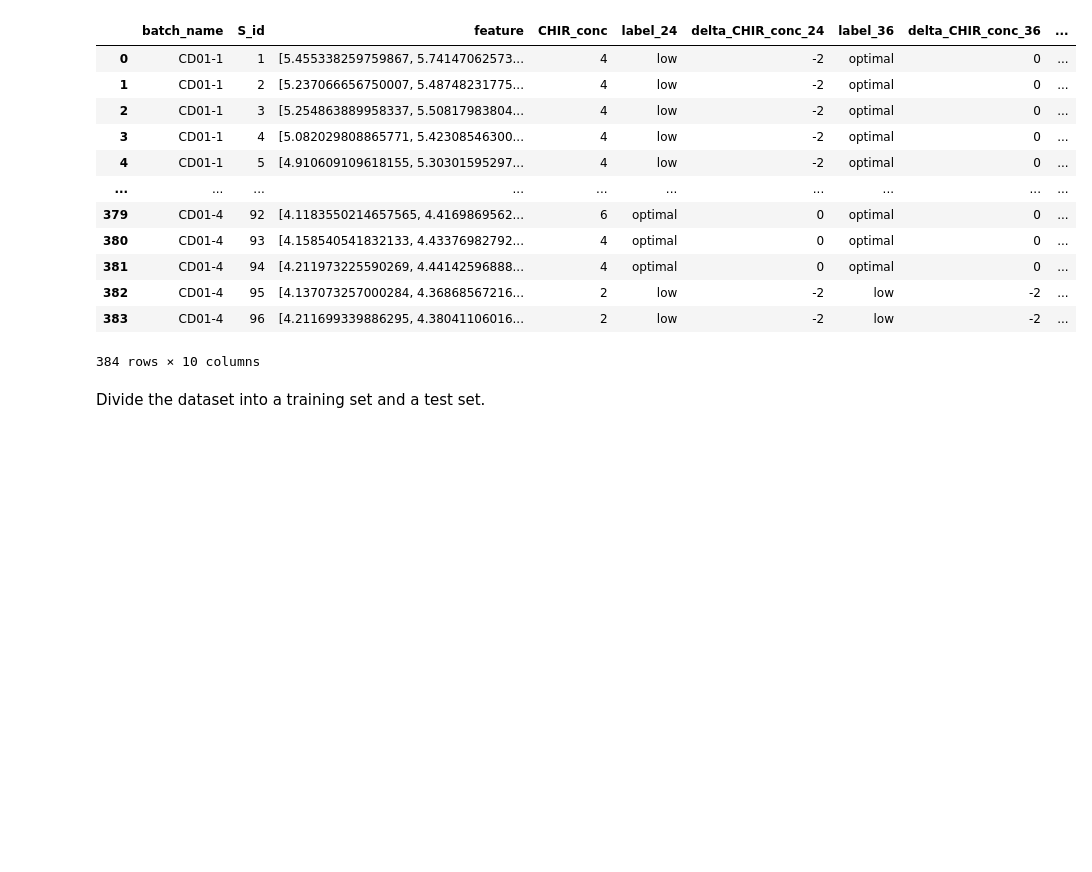
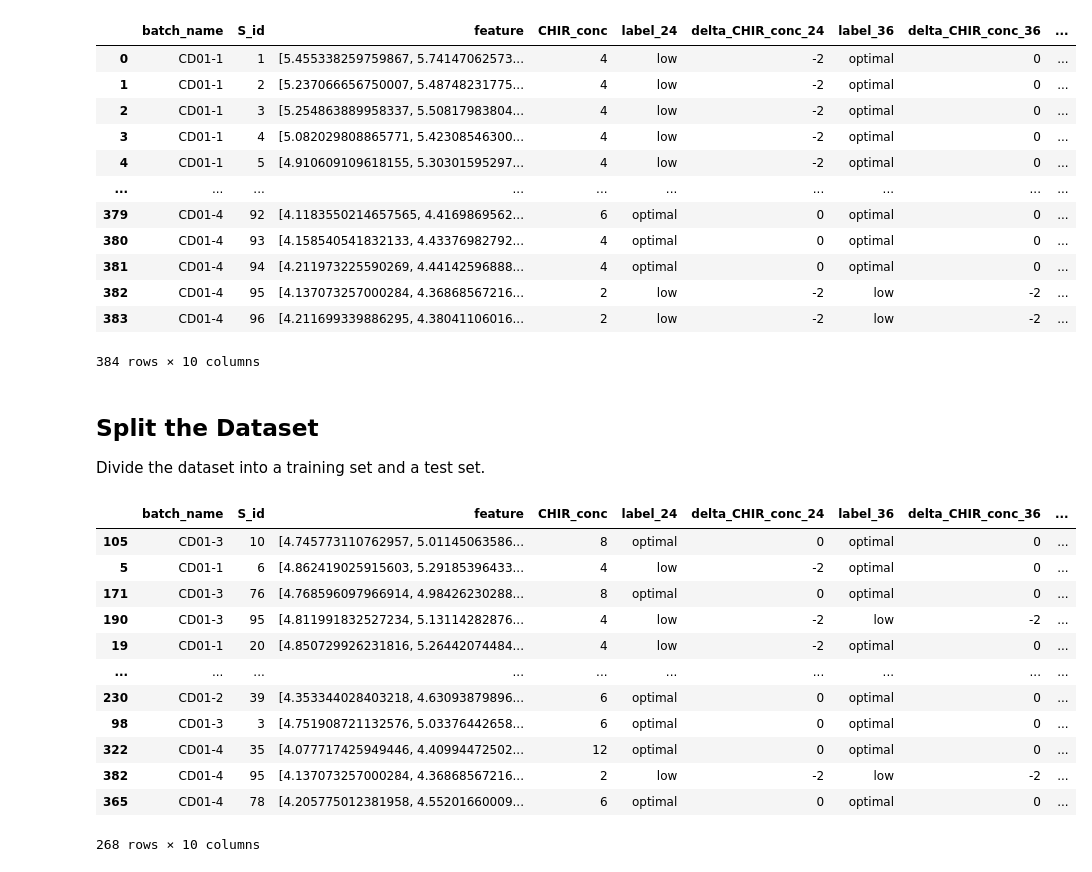
Before and after one commit to zhaoyanglab/ML-for-PSC-differentiation, a Jupyter notebook: stage_I/data/prepare_dataset.ipynb, the cells around one changed output. Saved outputs shown, nothing was run; the diff lists cells and outputs as text; code cells hidden in the pictures; blank space fills up the shorter version.

```diff
--- a/stage_I/data/prepare_dataset.ipynb
+++ b/stage_I/data/prepare_dataset.ipynb
@@ -121,6 +159,8 @@ summary_df
 | 383 | CD01-4 | 96 | [4.211699339886295, 4.38041106016... | 2 | low | -2 | low | -2 | ... |
 384 rows × 10 columns
 # %% [markdown]
+## Split the Dataset
+
 Divide the dataset into a training set and a test set.
 # %%
 from sklearn.model_selection import train_test_split
@@ -132,3 +172,19 @@ train_df.to_pickle("dataset_train.pkl")
 
 test_df.to_csv("dataset_test.csv")
 test_df.to_pickle("dataset_test.pkl")
+# %%
+train_df
+# %% [output]
+|  | batch_name | S_id | feature | CHIR_conc | label_24 | delta_CHIR_conc_24 | label_36 | delta_CHIR_conc_36 | ... |
+| 105 | CD01-3 | 10 | [4.745773110762957, 5.01145063586... | 8 | optimal | 0 | optimal | 0 | ... |
+| 5 | CD01-1 | 6 | [4.862419025915603, 5.29185396433... | 4 | low | -2 | optimal | 0 | ... |
+| 171 | CD01-3 | 76 | [4.768596097966914, 4.98426230288... | 8 | optimal | 0 | optimal | 0 | ... |
+| 190 | CD01-3 | 95 | [4.811991832527234, 5.13114282876... | 4 | low | -2 | low | -2 | ... |
+| 19 | CD01-1 | 20 | [4.850729926231816, 5.26442074484... | 4 | low | -2 | optimal | 0 | ... |
+| ... | ... | ... | ... | ... | ... | ... | ... | ... | ... |
+| 230 | CD01-2 | 39 | [4.353344028403218, 4.63093879896... | 6 | optimal | 0 | optimal | 0 | ... |
+| 98 | CD01-3 | 3 | [4.751908721132576, 5.03376442658... | 6 | optimal | 0 | optimal | 0 | ... |
+| 322 | CD01-4 | 35 | [4.077717425949446, 4.40994472502... | 12 | optimal | 0 | optimal | 0 | ... |
+| 382 | CD01-4 | 95 | [4.137073257000284, 4.36868567216... | 2 | low | -2 | low | -2 | ... |
+| 365 | CD01-4 | 78 | [4.205775012381958, 4.55201660009... | 6 | optimal | 0 | optimal | 0 | ... |
+268 rows × 10 columns
```
Also changed, not shown: parts of 7 cells of this notebook, 1 other file.
